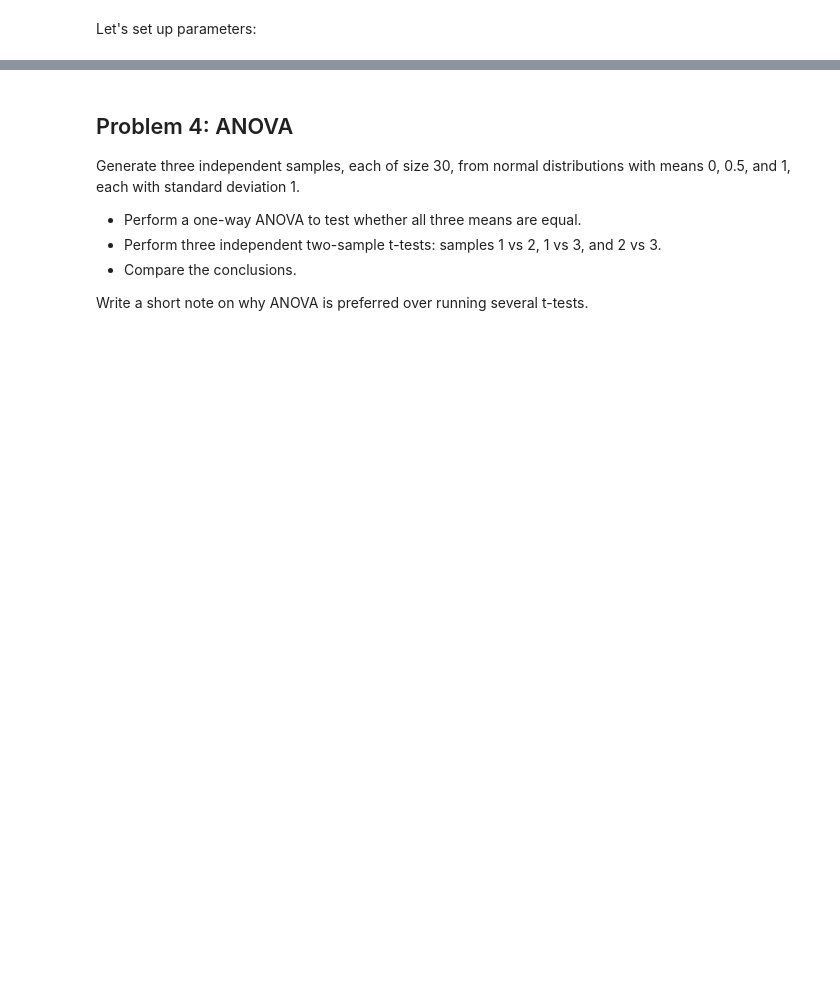
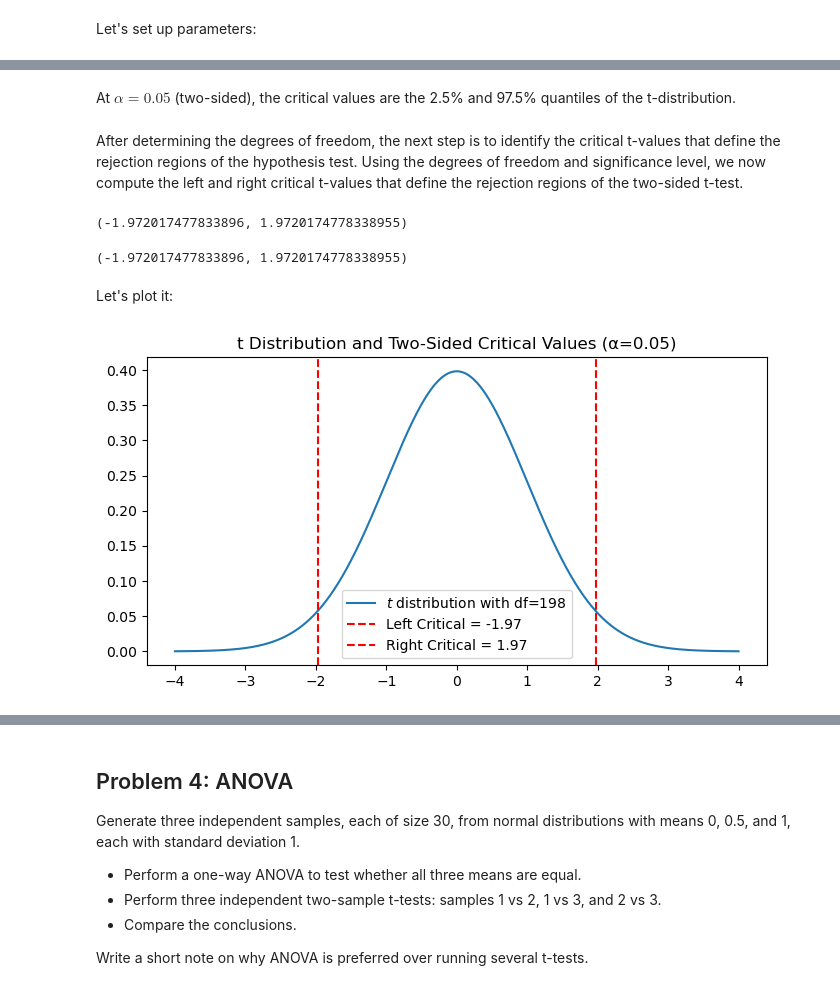
Before and after one commit to mondbr/applied_statistics, a Jupyter notebook: problems.ipynb, the cells around one changed output, grey strips where cells are left out. Drawn from its saved outputs; the diff is of its cells as text; code cells hidden in the pictures; blank space fills up the shorter version.

```diff
--- a/problems.ipynb
+++ b/problems.ipynb
@@ -1454,0 +1531,5 @@ sns.stripplot(data=[group_a, group_b_test]);
+# %%
+# degrees of freedom
+df = 2*n - 2
+
+print (f"Degrees of Freedom: {df}")
@@ -1454,0 +1558,34 @@ sns.stripplot(data=[group_a, group_b_test]);
+# %% [markdown]
+At $\alpha=0.05$ (two-sided), the critical values are the 2.5% and 97.5% quantiles of the t-distribution.
+# %% [markdown]
+After determining the degrees of freedom, the next step is to identify the critical t-values that define the rejection regions of the hypothesis test. Using the degrees of freedom and significance level, we now compute the left and right critical t-values that define the rejection regions of the two-sided t-test.
+# %%
+# critical t-values for two-tailed test
+
+left_critical = stats.t.ppf(alpha / 2, df)
+right_critical = stats.t.ppf(1 - alpha / 2, df)
+
+left_critical, right_critical
+# %% [output]
+(-1.972017477833896, 1.9720174778338955)
+# %%
+# the same critical values can be obtained directly as follows:
+stats.t.ppf(0.025, df=198), stats.t.ppf(0.975, df=198)
+# %% [output]
+(-1.972017477833896, 1.9720174778338955)
+# %% [markdown]
+Let's plot it:
+# %%
+# Plot the t-distribution and critical values
+
+x = np.linspace(-4, 4, 1000)
+fig, ax = plt.subplots(figsize=(8, 4))
+ax.plot(x, stats.t.pdf(x, df), label=fr"$t$ distribution with df={df}")
+ax.axvline(left_critical, color="red", linestyle="--", label=f"Left Critical = {left_critical:.2f}")
+ax.axvline(right_critical, color="red", linestyle="--", label=f"Right Critical = {right_critical:.2f}")
+
+ax.set_title("t Distribution and Two-Sided Critical Values (α=0.05)")
+ax.legend()
+plt.show()
+# %% [output]
+[figure, added]
```
Also changed, not shown: parts of 50 cells of this notebook, 2 other files.
